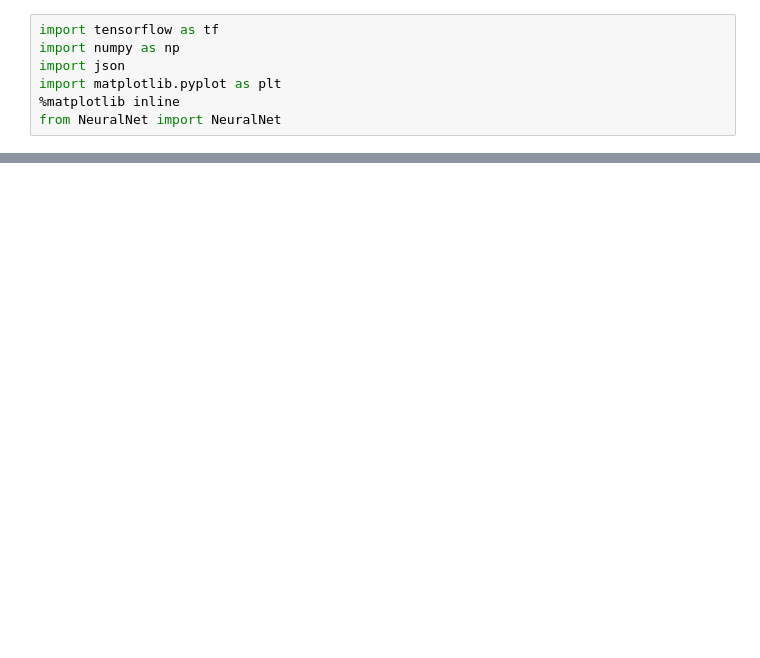
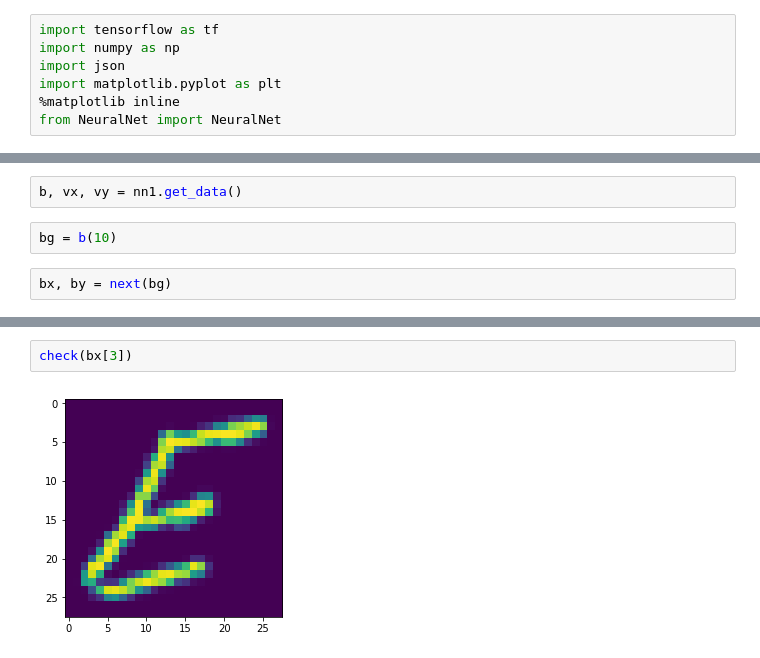
Before and after one commit to jasonyzhang/ConvNet, a Jupyter notebook: Neural Net Class.ipynb, the cells around one changed output, grey strips where cells are left out. Drawn from its saved outputs; the diff is of its cells as text; blank space fills up the shorter version.

```diff
--- a/Neural Net Class.ipynb
+++ b/Neural Net Class.ipynb
@@ -25,0 +114,6 @@ KeyboardInterrupt:
+# %%
+b, vx, vy = nn1.get_data()
+# %%
+bg = b(10)
+# %%
+bx, by = next(bg)
@@ -25,0 +146,4 @@ KeyboardInterrupt:
+# %%
+check(bx[3])
+# %% [output]
+[figure, added]
```
Also changed, not shown: parts of 19 cells of this notebook, 19 other files.
